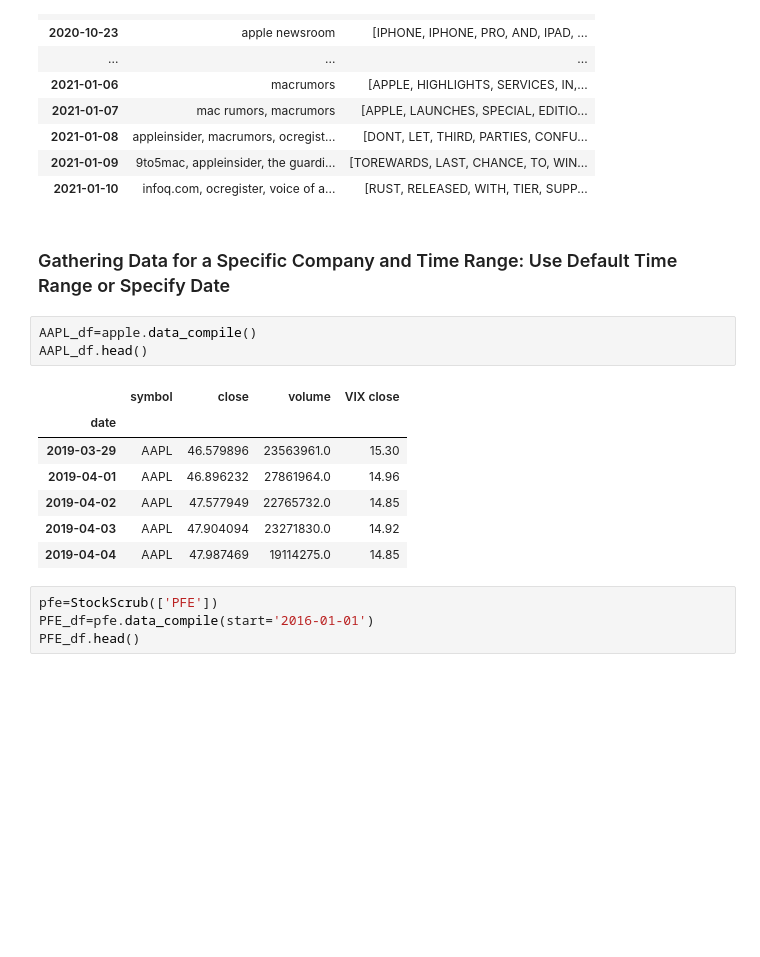
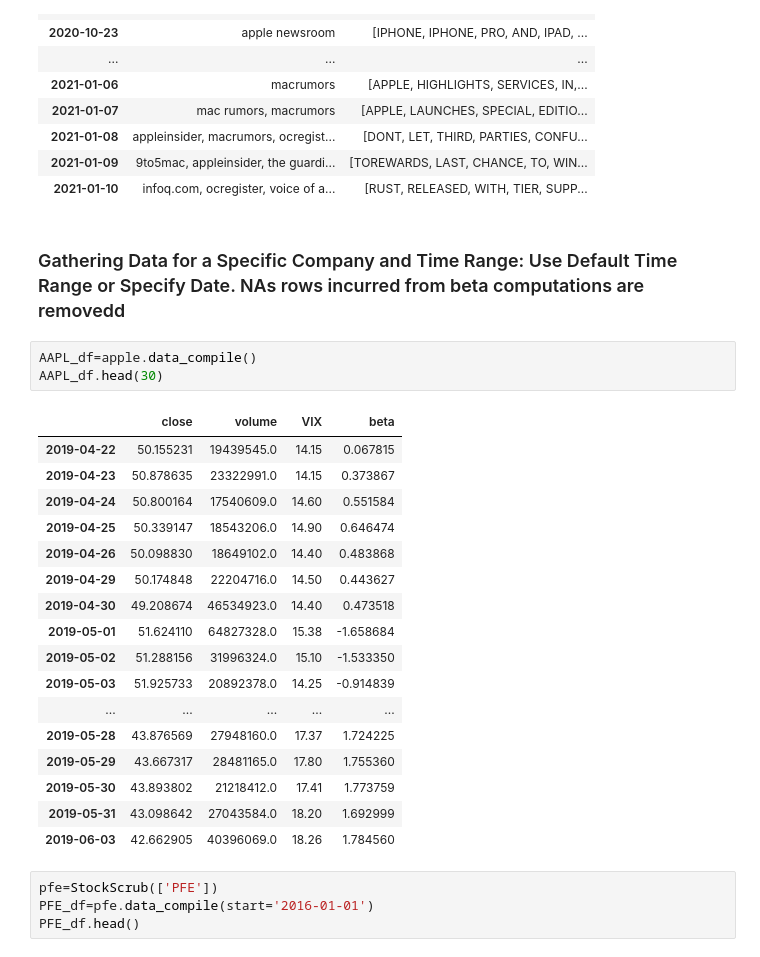
Before and after one commit to Asheladia/TraderbotAdvisor, a Jupyter notebook: Project-02_workfiles/ClassTest.ipynb, the cells around one changed output. Drawn from its saved outputs; the diff is of its cells as text; blank space fills up the shorter version.

Commit message:
Update class to include beta computations and s&p500 data

```diff
--- a/Project-02_workfiles/ClassTest.ipynb
+++ b/Project-02_workfiles/ClassTest.ipynb
@@ -51,18 +56,28 @@ apple.get_sentiment()
 | 2021-01-09 | 9to5mac, appleinsider, the guardi... | [TOREWARDS, LAST, CHANCE, TO, WIN... |
 | 2021-01-10 | infoq.com, ocregister, voice of a... | [RUST, RELEASED, WITH, TIER, SUPP... |
 # %% [markdown]
-###  Gathering Data for a Specific Company and Time Range: Use Default Time Range or Specify Date
+###  Gathering Data for a Specific Company and Time Range: Use Default Time Range or Specify Date. NAs rows incurred from beta computations are removedd
 # %%
 AAPL_df=apple.data_compile()
-AAPL_df.head()
+AAPL_df.head(30)
 # %% [output]
-|  | symbol | close | volume | VIX close |
-| date |  |  |  |  |
-| 2019-03-29 | AAPL | 46.579896 | 23563961.0 | 15.30 |
-| 2019-04-01 | AAPL | 46.896232 | 27861964.0 | 14.96 |
-| 2019-04-02 | AAPL | 47.577949 | 22765732.0 | 14.85 |
-| 2019-04-03 | AAPL | 47.904094 | 23271830.0 | 14.92 |
-| 2019-04-04 | AAPL | 47.987469 | 19114275.0 | 14.85 |
+|  | close | volume | VIX | beta |
+| 2019-04-22 | 50.155231 | 19439545.0 | 14.15 | 0.067815 |
+| 2019-04-23 | 50.878635 | 23322991.0 | 14.15 | 0.373867 |
+| 2019-04-24 | 50.800164 | 17540609.0 | 14.60 | 0.551584 |
+| 2019-04-25 | 50.339147 | 18543206.0 | 14.90 | 0.646474 |
+| 2019-04-26 | 50.098830 | 18649102.0 | 14.40 | 0.483868 |
+| 2019-04-29 | 50.174848 | 22204716.0 | 14.50 | 0.443627 |
+| 2019-04-30 | 49.208674 | 46534923.0 | 14.40 | 0.473518 |
+| 2019-05-01 | 51.624110 | 64827328.0 | 15.38 | -1.658684 |
+| 2019-05-02 | 51.288156 | 31996324.0 | 15.10 | -1.533350 |
+| 2019-05-03 | 51.925733 | 20892378.0 | 14.25 | -0.914839 |
+| ... | ... | ... | ... | ... |
+| 2019-05-28 | 43.876569 | 27948160.0 | 17.37 | 1.724225 |
+| 2019-05-29 | 43.667317 | 28481165.0 | 17.80 | 1.755360 |
+| 2019-05-30 | 43.893802 | 21218412.0 | 17.41 | 1.773759 |
+| 2019-05-31 | 43.098642 | 27043584.0 | 18.20 | 1.692999 |
+| 2019-06-03 | 42.662905 | 40396069.0 | 18.26 | 1.784560 |
 # %%
 pfe=StockScrub(['PFE'])
 PFE_df=pfe.data_compile(start='2016-01-01')
```
Also changed, not shown: parts of 9 cells of this notebook, 5 other files.
